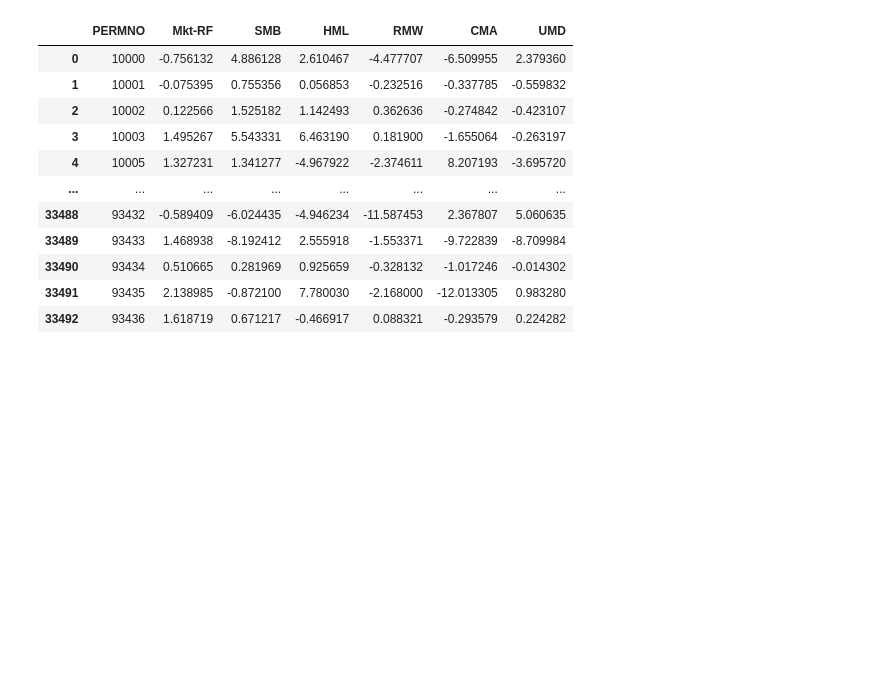
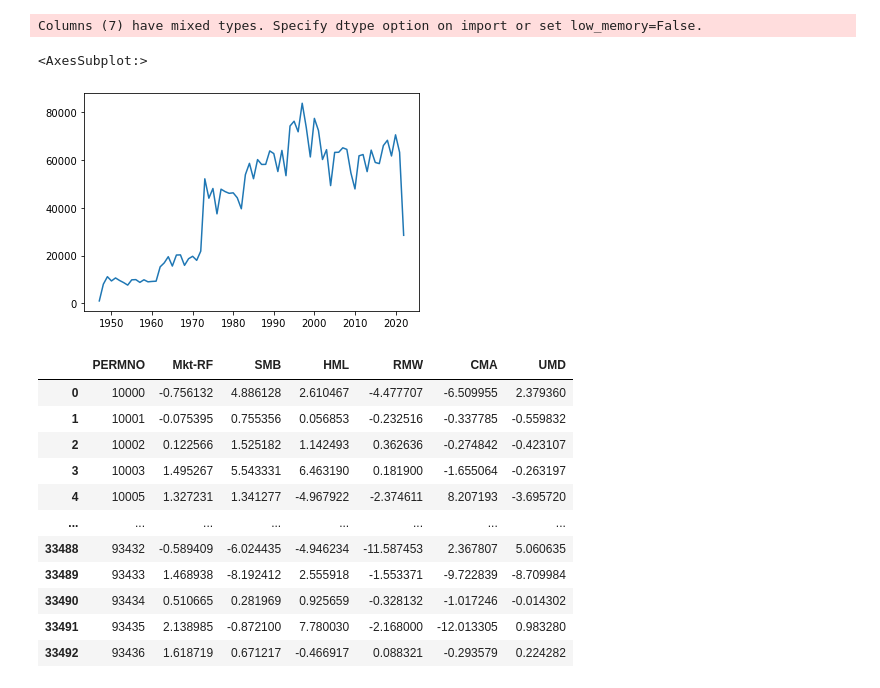
Before and after one commit to pranavrc111/inflation_trading, a Jupyter notebook: factor_eda.ipynb, the cells around one changed output. Cells and saved outputs as stored; diff of their text form; code cells hidden in the pictures; blank space fills up the shorter version.

```diff
--- a/factor_eda.ipynb
+++ b/factor_eda.ipynb
@@ -29,6 +29,10 @@ def get_stocks():
 def merge_cpi_stock(stocks, cpi):
     merged = pd.merge(stocks, cpi, how="left", left_on="MthCalDt", right_on="date")
     return merged
+
+def bin_inflation_regimes(cpi, labels = ["deflation","low", "mid", "high"], bins = [-10, 0,1,3,20]):
+    cpi["Inflation"] = pd.cut(cpi["CPI"],bins, labels=labels)
+    return cpi
 # %%
 # get factors
 def get_factors():
@@ -45,10 +49,6 @@ def get_factors():
 
 
     return ff_factors
-# %%
-def bin_inflation_regimes(merged):
-    merged["Inflation"] = pd.cut(merged["CPI"],[-10, 0,1,3,20], labels=["deflation","low", "mid", "high"])
-    return merged
 # %%
 def get_company(merged, permno):
     comp = merged[merged["PERMNO"] == permno][["MthCalDt","MthRet"]]
@@ -87,3 +87,7 @@ def run_reg(X, y):
     return results.params[1:]
 # %%
 cpi = get_cpi()
+# %%
+bins = [-10,0,1,3,20]
+labels = ["deflation", "low", "mid", "high"]
+cpi = bin_inflation_regimes(cpi, labels = labels, bins = bins)
@@ -90,5 +124,13 @@ cpi = get_cpi()
 # %%
 stocks = get_stocks()
+# cpi = bin_inflation_regimes(cpi)
 merged = merge_cpi_stock(stocks, cpi)
-merged = bin_inflation_regimes(merged)
 ff_factors = get_factors()
+# %% [output]
+Columns (7) have mixed types. Specify dtype option on import or set low_memory=False.
+# %%
+# value counts of years in merged
+merged["date"].dt.year.value_counts().sort_index().plot()
+# %% [output]
+<AxesSubplot:>
+[figure, added]
```
Also changed, not shown: parts of 12 cells of this notebook.
